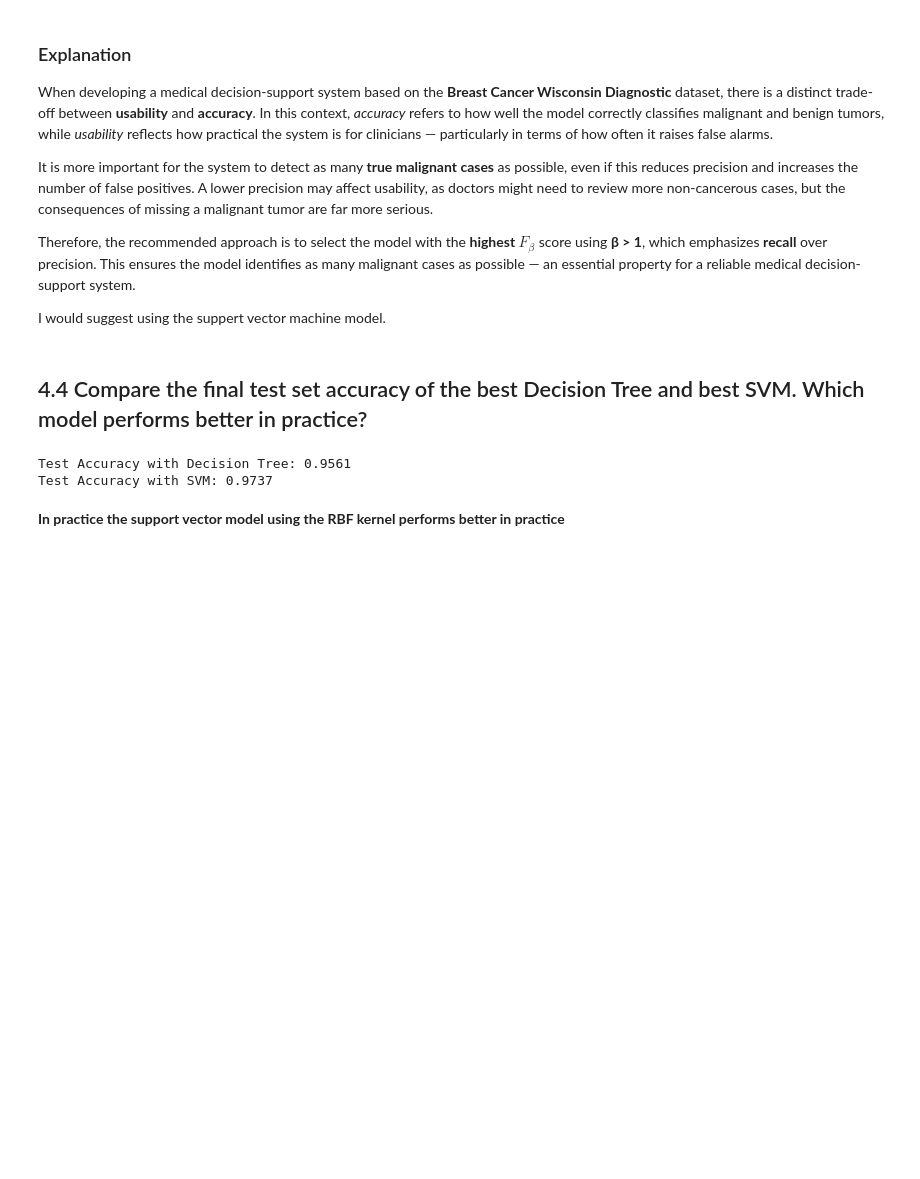
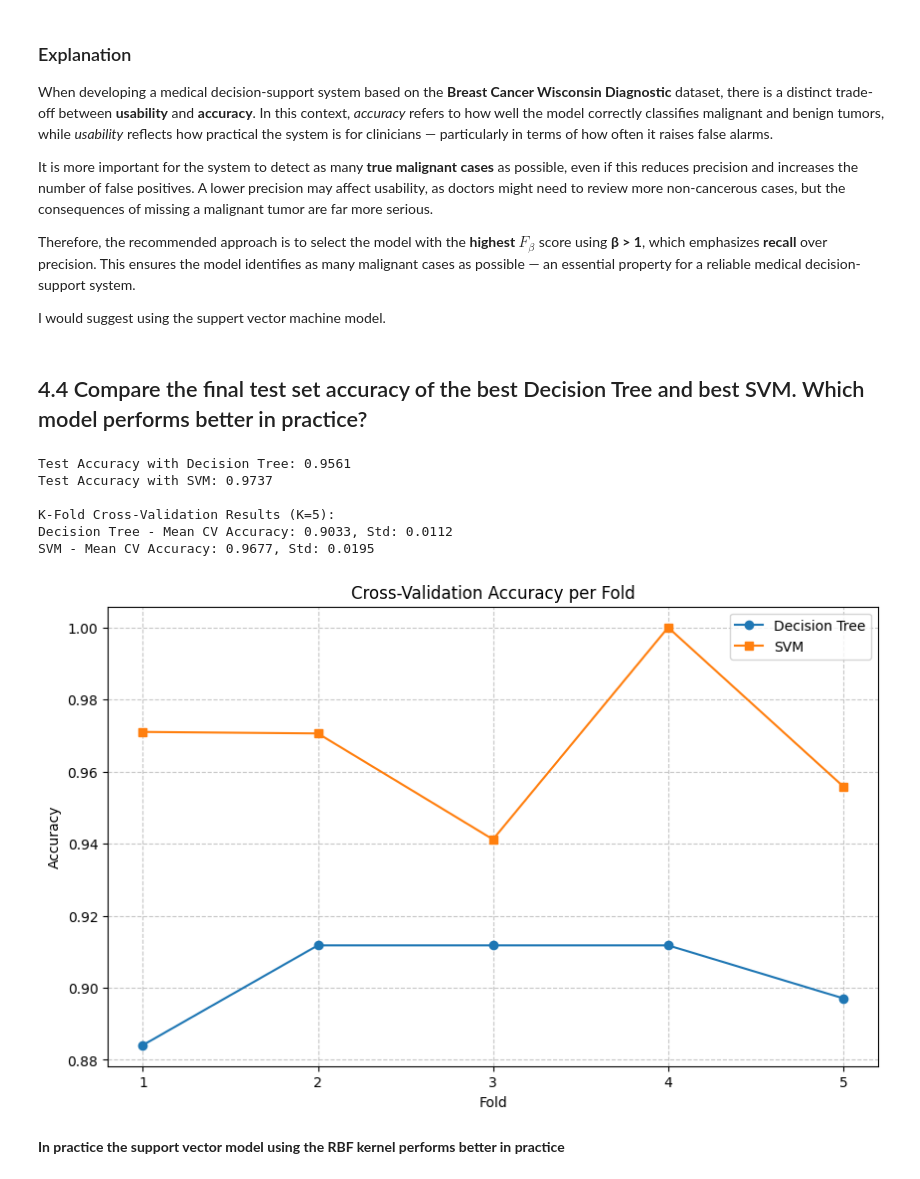
Before and after one commit to arthurBorger/machine_learning, a Jupyter notebook: assignment_2/exercise.ipynb, the cells around one changed output. Cells and saved outputs as stored; diff of their text form; code cells hidden in the pictures; blank space fills up the shorter version.

```diff
--- a/assignment_2/exercise.ipynb
+++ b/assignment_2/exercise.ipynb
@@ -647,21 +675,56 @@ I would suggest using the suppert vector machine model.
 # %% [markdown]
 ## 4.4 Compare the final test set accuracy of the best Decision Tree and best SVM. Which model performs better in practice?
 # %%
+from sklearn.model_selection import KFold, cross_val_score
+import matplotlib.pyplot as plt
+
 best_dt = dt_model
 best_svm = rbf_model
+k_folds = 5
 
 # Test the models on the test set
 y_test_pred_dt = best_dt.predict(X_test)
 y_test_pred_svm = best_svm.predict(X_test)
 # Evaluate test accuracy
 test_accuracy_dt = accuracy_score(y_test, y_test_pred_dt)
 test_accuracy_svm = accuracy_score(y_test, y_test_pred_svm)
+
 # Print test accuracies
 print(f"Test Accuracy with Decision Tree: {test_accuracy_dt:.4f}")
 print(f"Test Accuracy with SVM: {test_accuracy_svm:.4f}")
+
+# Add K-fold cross-validation
+kf = KFold(n_splits=k_folds, shuffle=True, random_state=42)
+
+# Perform k-fold CV for both models
+cv_scores_dt = cross_val_score(best_dt, X_train, y_train, cv=kf, scoring='accuracy')
+cv_scores_svm = cross_val_score(best_svm, X_train, y_train, cv=kf, scoring='accuracy')
+
+# Print CV results
+print("\nK-Fold Cross-Validation Results (K=5):")
+print(f"Decision Tree - Mean CV Accuracy: {cv_scores_dt.mean():.4f}, Std: {cv_scores_dt.std():.4f}")
+print(f"SVM - Mean CV Accuracy: {cv_scores_svm.mean():.4f}, Std: {cv_scores_svm.std():.4f}")
+
+# Plot CV scores per fold
+plt.figure(figsize=(10, 6))
+fold_numbers = range(1, k_folds + 1)
+plt.plot(fold_numbers, cv_scores_dt, 'o-', label='Decision Tree')
+plt.plot(fold_numbers, cv_scores_svm, 's-', label='SVM')
+plt.xlabel('Fold')
+plt.ylabel('Accuracy')
+plt.title('Cross-Validation Accuracy per Fold')
+plt.xticks(fold_numbers)
+plt.legend()
+plt.grid(True, linestyle='--', alpha=0.7)
+plt.show()
 # %% [output]
 Test Accuracy with Decision Tree: 0.9561
 Test Accuracy with SVM: 0.9737
+
+K-Fold Cross-Validation Results (K=5):
+Decision Tree - Mean CV Accuracy: 0.9033, Std: 0.0112
+SVM - Mean CV Accuracy: 0.9677, Std: 0.0195
+[figure, added]
 # %% [markdown]
 **In practice the support vector model using the RBF kernel performs better in practice**
 # %% [markdown]
```
Also changed, not shown: parts of 7 cells of this notebook, 3 other files.
